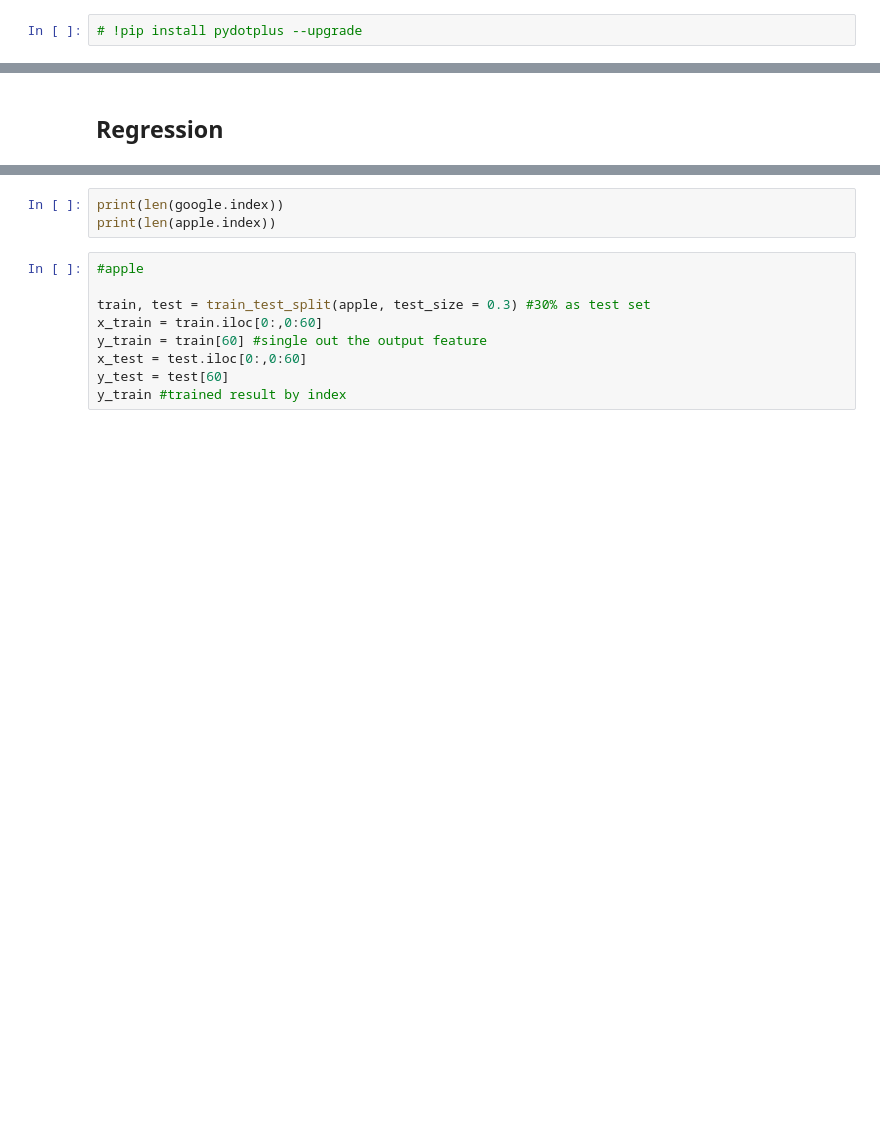
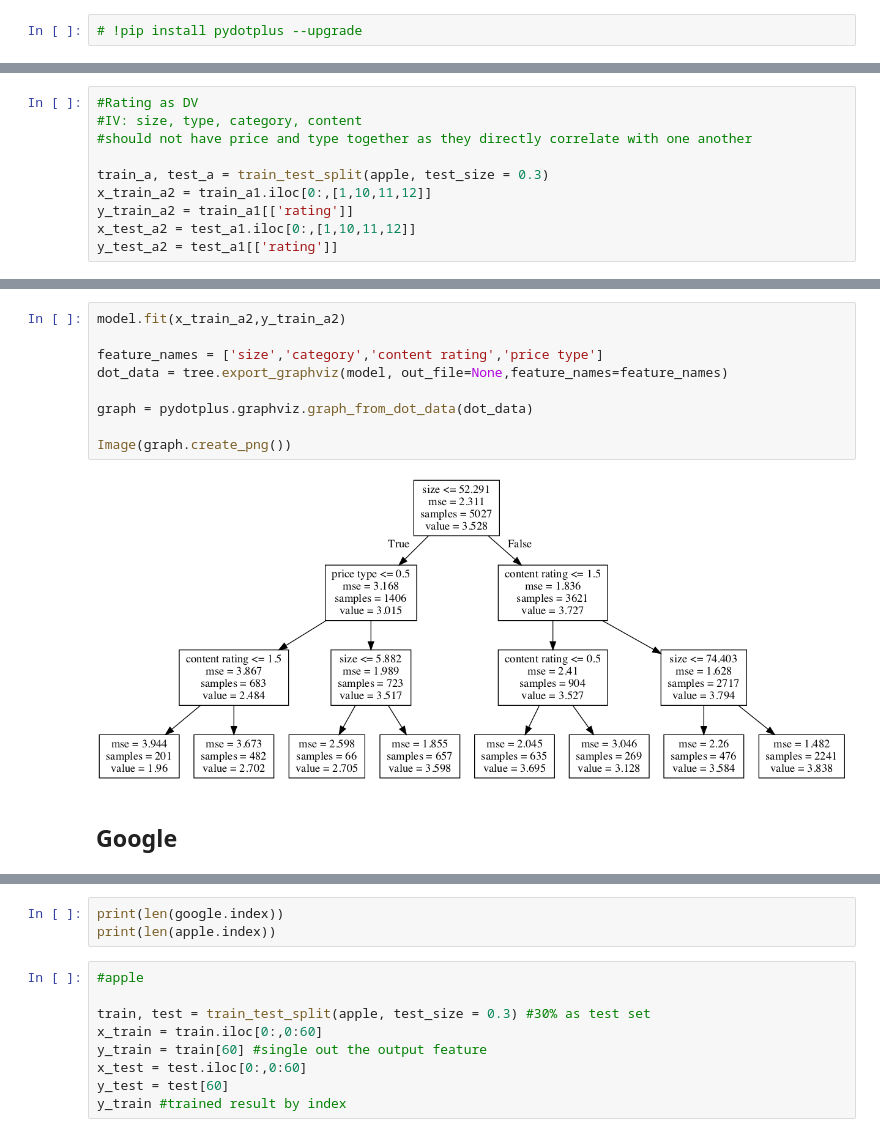
Before and after one commit to claireyyf/DA-Project, a Jupyter notebook: Machine Learning.ipynb, the cells around one changed output, grey strips where cells are left out. Drawn from its saved outputs; the diff is of its cells as text; blank space fills up the shorter version.

```diff
--- a/Machine Learning.ipynb
+++ b/Machine Learning.ipynb
@@ -146,0 +265,10 @@ Image(graph.create_png())
+# %%
+#Rating as DV
+#IV: size, type, category, content
+#should not have price and type together as they directly correlate with one another
+
+train_a, test_a = train_test_split(apple, test_size = 0.3)
+x_train_a2 = train_a1.iloc[0:,[1,10,11,12]]
+y_train_a2 = train_a1[['rating']]
+x_test_a2 = test_a1.iloc[0:,[1,10,11,12]]
+y_test_a2 = test_a1[['rating']]
@@ -147,2 +284,13 @@ Image(graph.create_png())
+# %%
+model.fit(x_train_a2,y_train_a2)
+
+feature_names = ['size','category','content rating','price type']
+dot_data = tree.export_graphviz(model, out_file=None,feature_names=feature_names)
+
+graph = pydotplus.graphviz.graph_from_dot_data(dot_data)
+
+Image(graph.create_png())
+# %% [output]
+[figure, added]
 # %% [markdown]
-<h2>Regression</h2>
+<h2>Google</h2>
```
Also changed, not shown: parts of 53 cells of this notebook, 1 other file.
